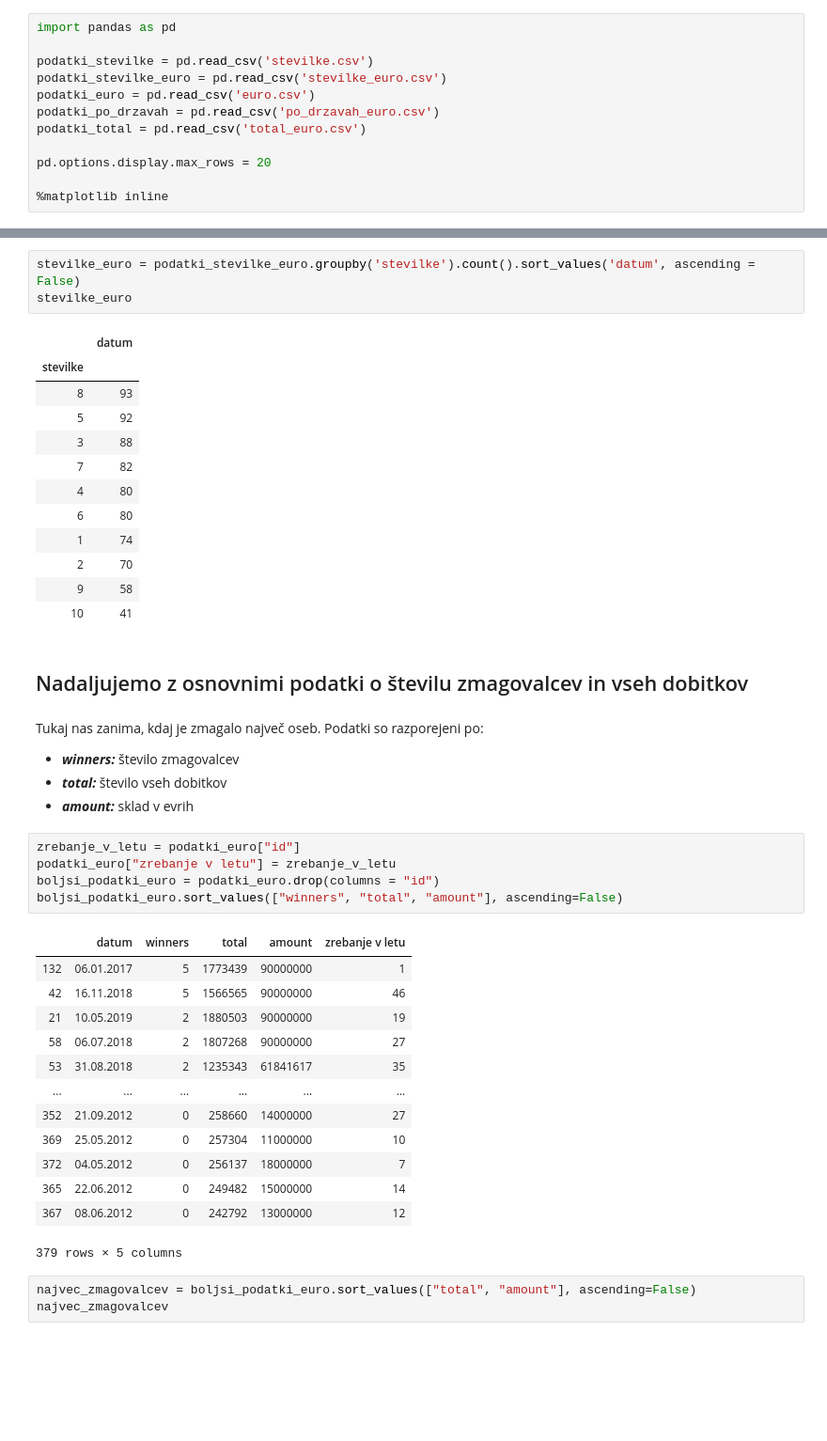
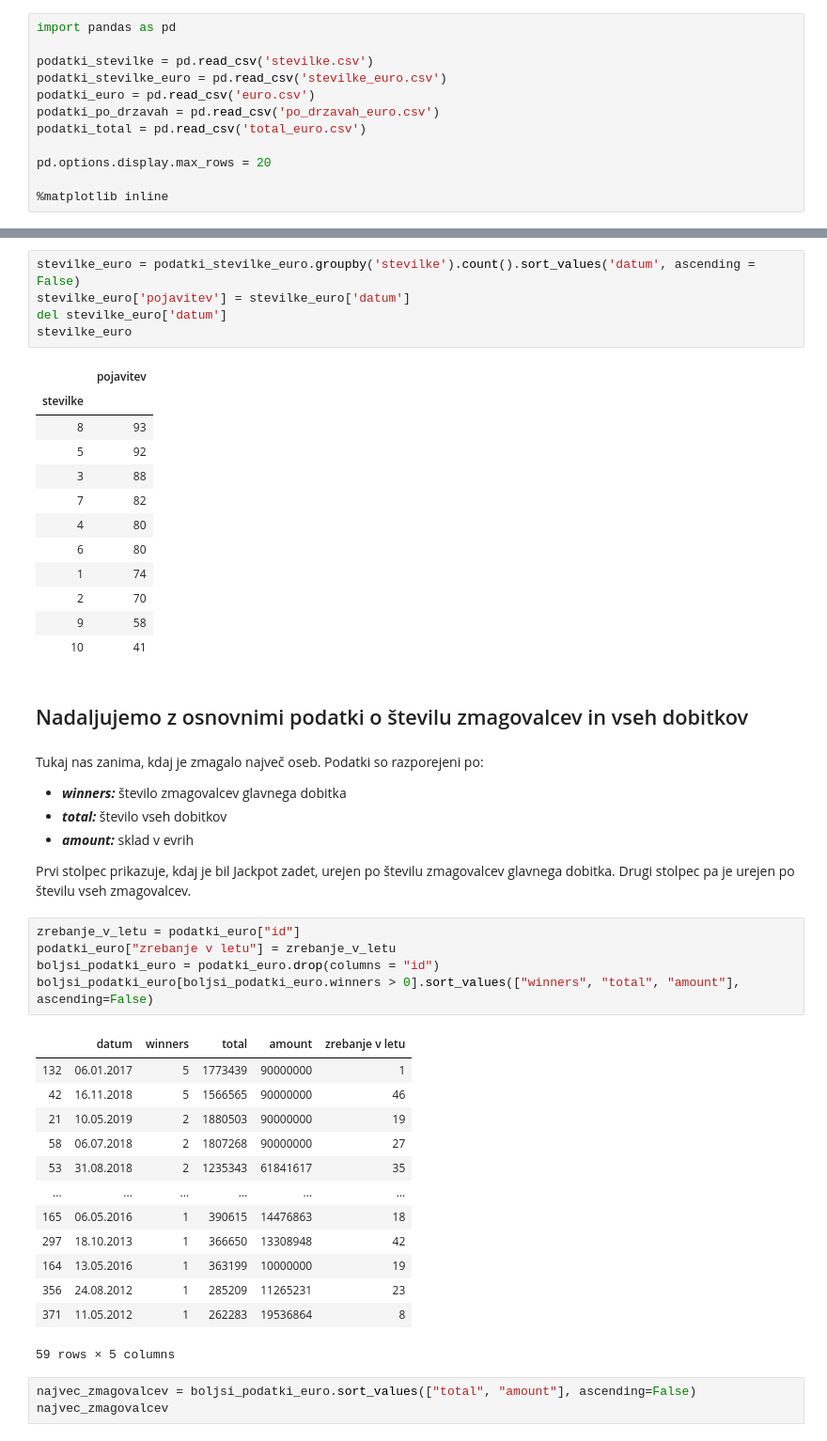
Before and after one commit to Andraz1999/Analiza_podatkov, a Jupyter notebook: Analiza_za_euro_jackpot.ipynb, the cells around one changed output, grey strips where cells are left out. Shown at 94% size. Drawn from its saved outputs; the diff is of its cells as text; blank space fills up the shorter version.

```diff
--- a/Analiza_za_euro_jackpot.ipynb
+++ b/Analiza_za_euro_jackpot.ipynb
@@ -32,9 +36,11 @@ stevilke
 | 25 | 43 |
 # %%
 stevilke_euro = podatki_stevilke_euro.groupby('stevilke').count().sort_values('datum', ascending = False)
+stevilke_euro['pojavitev'] = stevilke_euro['datum']
+del stevilke_euro['datum']
 stevilke_euro
 # %% [output]
-|  | datum |
+|  | pojavitev |
 | stevilke |  |
 | 8 | 93 |
 | 5 | 92 |
@@ -51,28 +57,31 @@ stevilke_euro
 # %% [markdown]
 Tukaj nas zanima, kdaj je zmagalo največ oseb.
 Podatki so razporejeni po:
-* **_winners:_** število zmagovalcev
+* **_winners:_** število zmagovalcev glavnega dobitka
 * **_total:_** število vseh dobitkov
 * **_amount:_** sklad v evrih
+
+Prvi stolpec prikazuje, kdaj je bil Jackpot zadet, urejen po številu zmagovalcev glavnega dobitka.
+Drugi stolpec pa je urejen po številu vseh zmagovalcev.
 # %%
 zrebanje_v_letu = podatki_euro["id"]
 podatki_euro["zrebanje v letu"] = zrebanje_v_letu
 boljsi_podatki_euro = podatki_euro.drop(columns = "id")
-boljsi_podatki_euro.sort_values(["winners", "total", "amount"], ascending=False)
+boljsi_podatki_euro[boljsi_podatki_euro.winners > 0].sort_values(["winners", "total", "amount"], ascending=False)
 # %% [output]
 |  | datum | winners | total | amount | zrebanje v letu |
 | 132 | 06.01.2017 | 5 | 1773439 | 90000000 | 1 |
 | 42 | 16.11.2018 | 5 | 1566565 | 90000000 | 46 |
 | 21 | 10.05.2019 | 2 | 1880503 | 90000000 | 19 |
 | 58 | 06.07.2018 | 2 | 1807268 | 90000000 | 27 |
 | 53 | 31.08.2018 | 2 | 1235343 | 61841617 | 35 |
 | ... | ... | ... | ... | ... | ... |
-| 352 | 21.09.2012 | 0 | 258660 | 14000000 | 27 |
-| 369 | 25.05.2012 | 0 | 257304 | 11000000 | 10 |
-| 372 | 04.05.2012 | 0 | 256137 | 18000000 | 7 |
-| 365 | 22.06.2012 | 0 | 249482 | 15000000 | 14 |
-| 367 | 08.06.2012 | 0 | 242792 | 13000000 | 12 |
+| 165 | 06.05.2016 | 1 | 390615 | 14476863 | 18 |
+| 297 | 18.10.2013 | 1 | 366650 | 13308948 | 42 |
+| 164 | 13.05.2016 | 1 | 363199 | 10000000 | 19 |
+| 356 | 24.08.2012 | 1 | 285209 | 11265231 | 23 |
+| 371 | 11.05.2012 | 1 | 262283 | 19536864 | 8 |
-379 rows × 5 columns
+59 rows × 5 columns
 # %%
 najvec_zmagovalcev = boljsi_podatki_euro.sort_values(["total", "amount"], ascending=False)
 najvec_zmagovalcev
```
Also changed, not shown: parts of 20 cells of this notebook.
